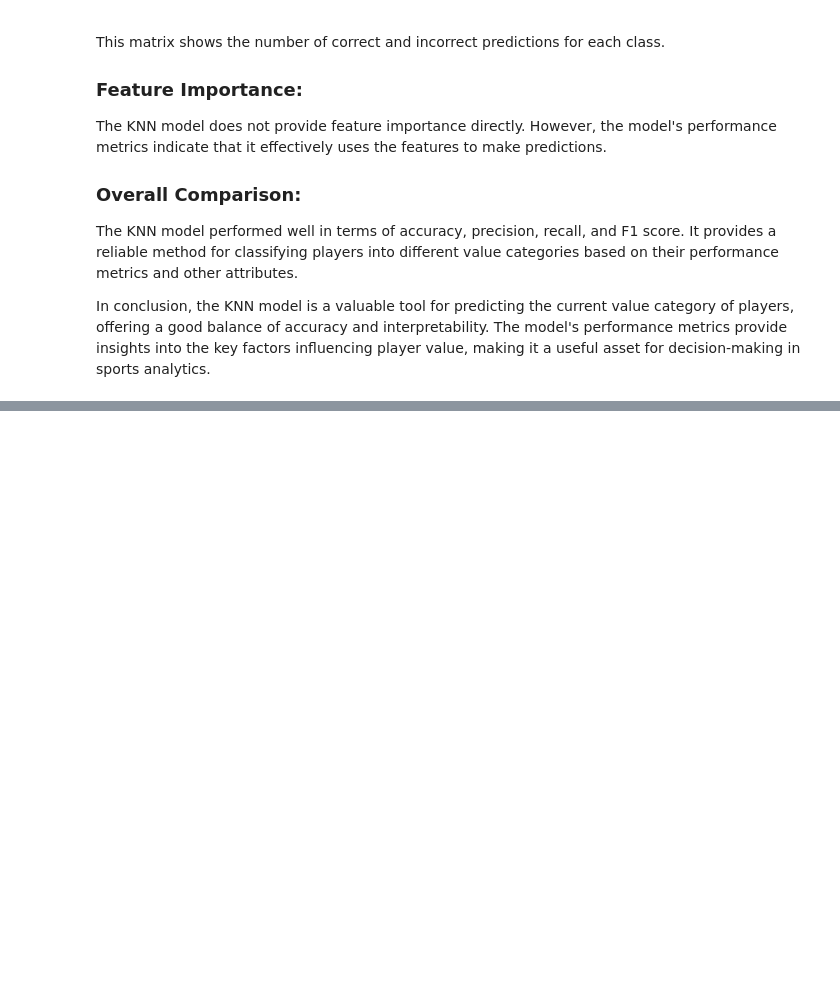
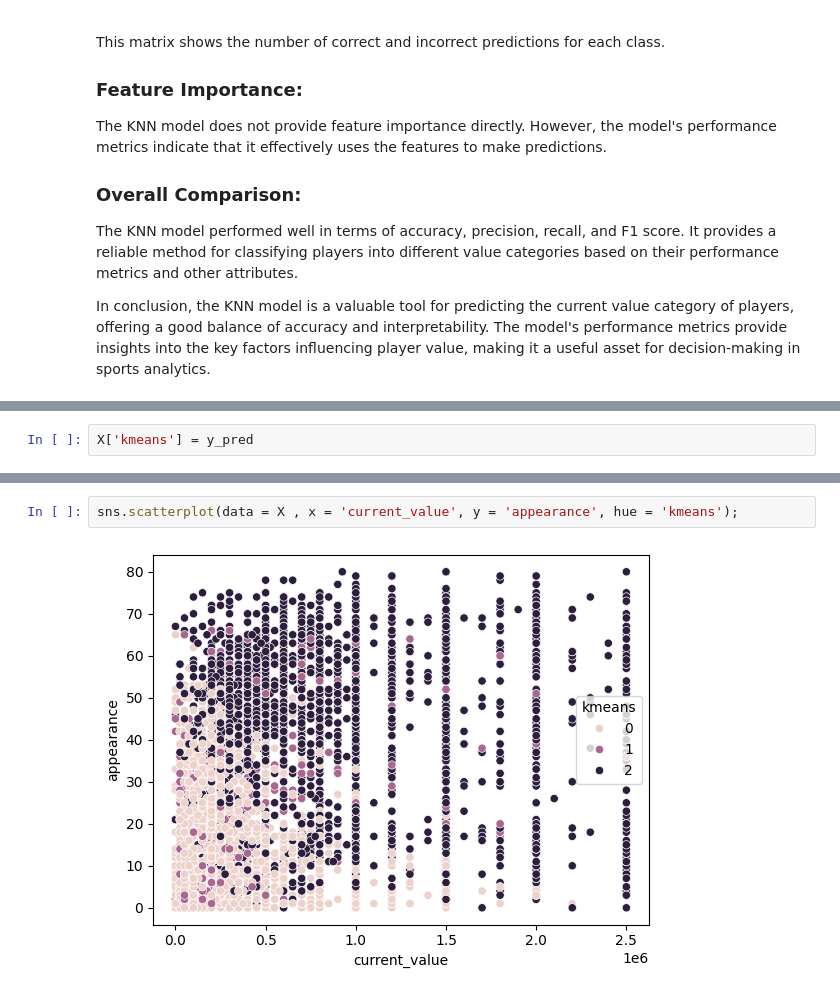
Before and after one commit to fileoy/Usecase-7, a Jupyter notebook: model_examples.ipynb, the cells around one changed output, grey strips where cells are left out. Saved outputs shown, nothing was run; the diff lists cells and outputs as text; blank space fills up the shorter version.

```diff
--- a/model_examples.ipynb
+++ b/model_examples.ipynb
@@ -1871,0 +1908,2 @@ In conclusion, the KNN model is a valuable tool for predicting the current value
+# %%
+X['kmeans'] = y_pred
@@ -1871,0 +1934,4 @@ In conclusion, the KNN model is a valuable tool for predicting the current value
+# %%
+sns.scatterplot(data = X , x = 'current_value', y = 'appearance', hue = 'kmeans');
+# %% [output]
+[figure, added]
```
Also changed, not shown: parts of 24 cells of this notebook.
